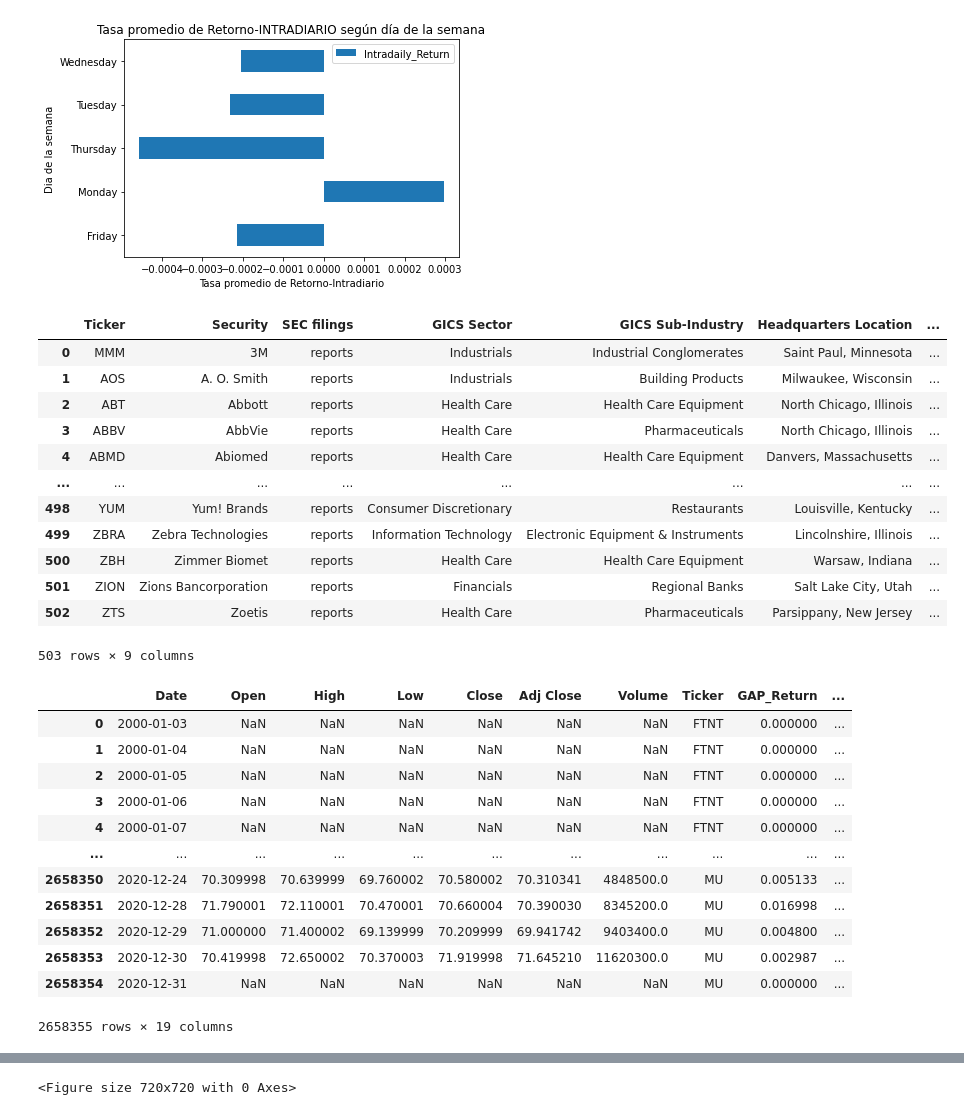
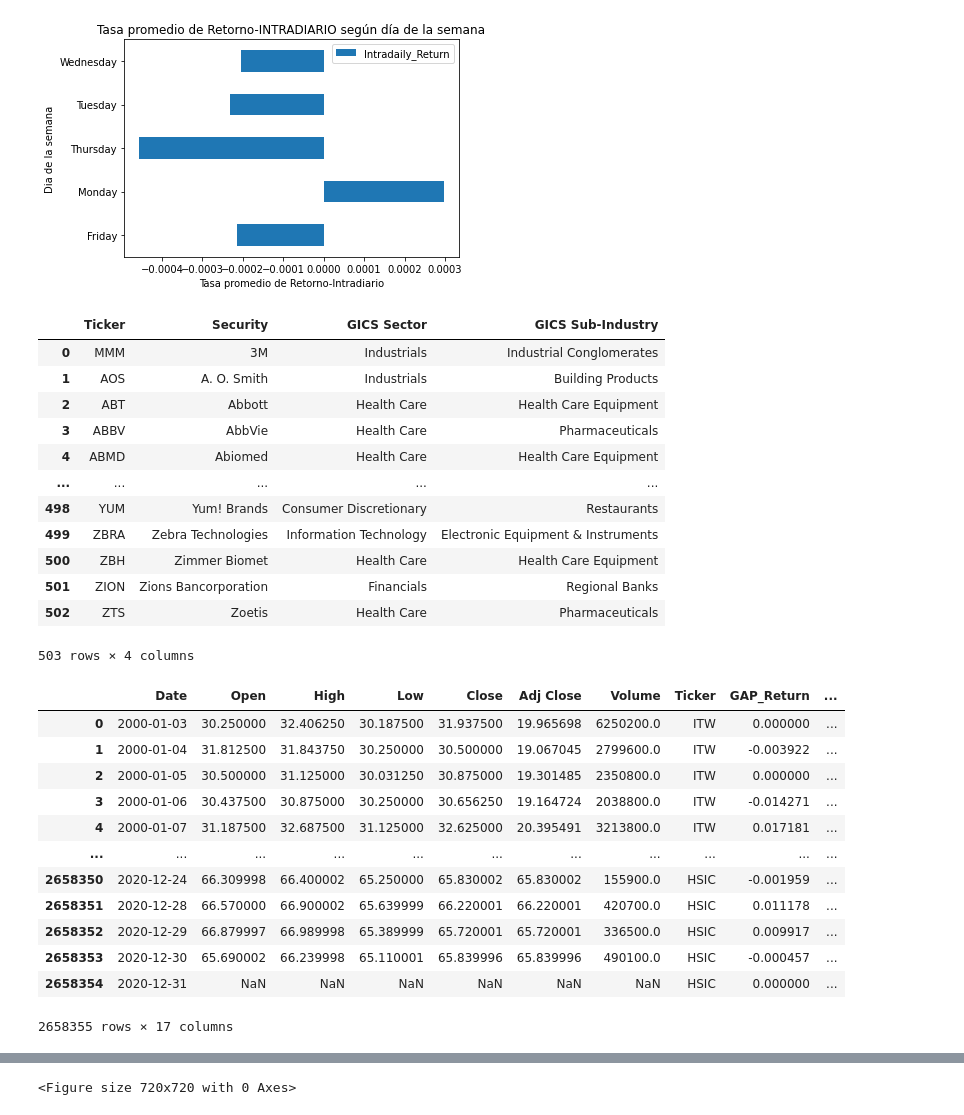
Before and after one commit to lugeminai/DS-PI-ProyectoIndividual, a Jupyter notebook: ds_pi_financiero/preliminar.ipynb, the cells around one changed output, grey strips where cells are left out. Saved outputs shown, nothing was run; the diff lists cells and outputs as text; code cells hidden in the pictures.

```diff
--- a/ds_pi_financiero/preliminar.ipynb
+++ b/ds_pi_financiero/preliminar.ipynb
@@ -239,40 +302,40 @@ plt.show()
 <Figure size 720x720 with 0 Axes>
 [figure]
 # %%
-datos_wiki=datos_wiki.rename({'Symbol': 'Ticker'},axis=1)
-datos_wiki
+df_simbolos=df_simbolos.rename({'Symbol': 'Ticker'},axis=1)
+df_simbolos
 # %% [output]
-|  | Ticker | Security | SEC filings | GICS Sector | GICS Sub-Industry | Headquarters Location | ... |
-| 0 | MMM | 3M | reports | Industrials | Industrial Conglomerates | Saint Paul, Minnesota | ... |
-| 1 | AOS | A. O. Smith | reports | Industrials | Building Products | Milwaukee, Wisconsin | ... |
-| 2 | ABT | Abbott | reports | Health Care | Health Care Equipment | North Chicago, Illinois | ... |
-| 3 | ABBV | AbbVie | reports | Health Care | Pharmaceuticals | North Chicago, Illinois | ... |
-| 4 | ABMD | Abiomed | reports | Health Care | Health Care Equipment | Danvers, Massachusetts | ... |
-| ... | ... | ... | ... | ... | ... | ... | ... |
-| 498 | YUM | Yum! Brands | reports | Consumer Discretionary | Restaurants | Louisville, Kentucky | ... |
-| 499 | ZBRA | Zebra Technologies | reports | Information Technology | Electronic Equipment & Instruments | Lincolnshire, Illinois | ... |
-| 500 | ZBH | Zimmer Biomet | reports | Health Care | Health Care Equipment | Warsaw, Indiana | ... |
-| 501 | ZION | Zions Bancorporation | reports | Financials | Regional Banks | Salt Lake City, Utah | ... |
-| 502 | ZTS | Zoetis | reports | Health Care | Pharmaceuticals | Parsippany, New Jersey | ... |
+|  | Ticker | Security | GICS Sector | GICS Sub-Industry |
+| 0 | MMM | 3M | Industrials | Industrial Conglomerates |
+| 1 | AOS | A. O. Smith | Industrials | Building Products |
+| 2 | ABT | Abbott | Health Care | Health Care Equipment |
+| 3 | ABBV | AbbVie | Health Care | Pharmaceuticals |
+| 4 | ABMD | Abiomed | Health Care | Health Care Equipment |
+| ... | ... | ... | ... | ... |
+| 498 | YUM | Yum! Brands | Consumer Discretionary | Restaurants |
+| 499 | ZBRA | Zebra Technologies | Information Technology | Electronic Equipment & Instruments |
+| 500 | ZBH | Zimmer Biomet | Health Care | Health Care Equipment |
+| 501 | ZION | Zions Bancorporation | Financials | Regional Banks |
+| 502 | ZTS | Zoetis | Health Care | Pharmaceuticals |
-503 rows × 9 columns
+503 rows × 4 columns
 # %%
 
-df_global_ind= df_global.merge(datos_wiki, on='Ticker', how='left')
+df_global_ind= df_global.merge(df_simbolos, on='Ticker', how='left')
 df_global_ind
 # %% [output]
 |  | Date | Open | High | Low | Close | Adj Close | Volume | Ticker | GAP_Return | ... |
-| 0 | 2000-01-03 | NaN | NaN | NaN | NaN | NaN | NaN | FTNT | 0.000000 | ... |
-| 1 | 2000-01-04 | NaN | NaN | NaN | NaN | NaN | NaN | FTNT | 0.000000 | ... |
-| 2 | 2000-01-05 | NaN | NaN | NaN | NaN | NaN | NaN | FTNT | 0.000000 | ... |
-| 3 | 2000-01-06 | NaN | NaN | NaN | NaN | NaN | NaN | FTNT | 0.000000 | ... |
-| 4 | 2000-01-07 | NaN | NaN | NaN | NaN | NaN | NaN | FTNT | 0.000000 | ... |
+| 0 | 2000-01-03 | 30.250000 | 32.406250 | 30.187500 | 31.937500 | 19.965698 | 6250200.0 | ITW | 0.000000 | ... |
+| 1 | 2000-01-04 | 31.812500 | 31.843750 | 30.250000 | 30.500000 | 19.067045 | 2799600.0 | ITW | -0.003922 | ... |
+| 2 | 2000-01-05 | 30.500000 | 31.125000 | 30.031250 | 30.875000 | 19.301485 | 2350800.0 | ITW | 0.000000 | ... |
+| 3 | 2000-01-06 | 30.437500 | 30.875000 | 30.250000 | 30.656250 | 19.164724 | 2038800.0 | ITW | -0.014271 | ... |
+| 4 | 2000-01-07 | 31.187500 | 32.687500 | 31.125000 | 32.625000 | 20.395491 | 3213800.0 | ITW | 0.017181 | ... |
 | ... | ... | ... | ... | ... | ... | ... | ... | ... | ... | ... |
-| 2658350 | 2020-12-24 | 70.309998 | 70.639999 | 69.760002 | 70.580002 | 70.310341 | 4848500.0 | MU | 0.005133 | ... |
-| 2658351 | 2020-12-28 | 71.790001 | 72.110001 | 70.470001 | 70.660004 | 70.390030 | 8345200.0 | MU | 0.016998 | ... |
-| 2658352 | 2020-12-29 | 71.000000 | 71.400002 | 69.139999 | 70.209999 | 69.941742 | 9403400.0 | MU | 0.004800 | ... |
-| 2658353 | 2020-12-30 | 70.419998 | 72.650002 | 70.370003 | 71.919998 | 71.645210 | 11620300.0 | MU | 0.002987 | ... |
-| 2658354 | 2020-12-31 | NaN | NaN | NaN | NaN | NaN | NaN | MU | 0.000000 | ... |
+| 2658350 | 2020-12-24 | 66.309998 | 66.400002 | 65.250000 | 65.830002 | 65.830002 | 155900.0 | HSIC | -0.001959 | ... |
+| 2658351 | 2020-12-28 | 66.570000 | 66.900002 | 65.639999 | 66.220001 | 66.220001 | 420700.0 | HSIC | 0.011178 | ... |
+| 2658352 | 2020-12-29 | 66.879997 | 66.989998 | 65.389999 | 65.720001 | 65.720001 | 336500.0 | HSIC | 0.009917 | ... |
+| 2658353 | 2020-12-30 | 65.690002 | 66.239998 | 65.110001 | 65.839996 | 65.839996 | 490100.0 | HSIC | -0.000457 | ... |
+| 2658354 | 2020-12-31 | NaN | NaN | NaN | NaN | NaN | NaN | HSIC | 0.000000 | ... |
-2658355 rows × 19 columns
+2658355 rows × 17 columns
 # %%
 df_emp_r_gaps= pd.DataFrame()
 
```
Also changed, not shown: parts of 29 cells of this notebook.
